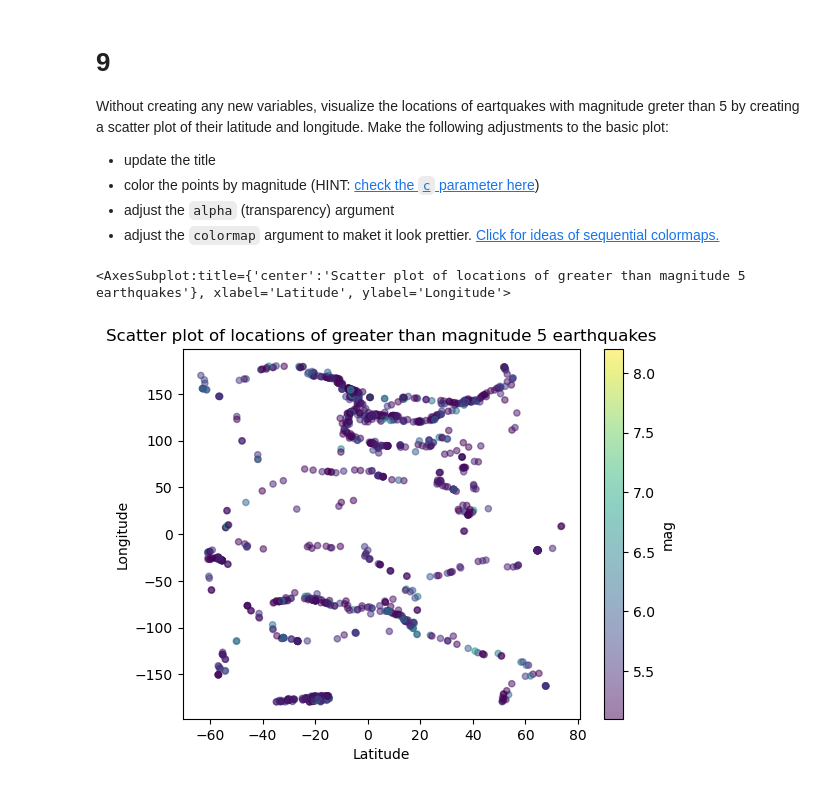
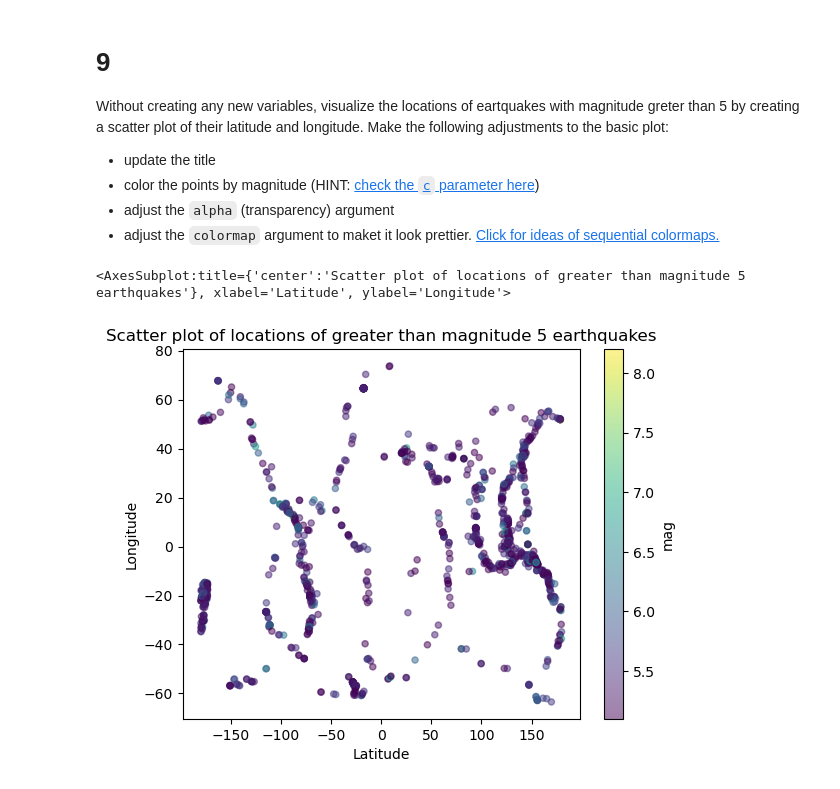
Before and after one commit to haylee360/eds220-hwk1, a Jupyter notebook: hwk1-task3-earthquakes-Oyler.ipynb, the cells around one changed output. Cells and saved outputs as stored; diff of their text form; code cells hidden in the pictures.

Commit message:
fix axes for last graph

```diff
--- a/hwk1-task3-earthquakes-Oyler.ipynb
+++ b/hwk1-task3-earthquakes-Oyler.ipynb
@@ -258,17 +263,17 @@ Without creating any new variables, visualize the locations of eartquakes with m
 - adjust the `colormap` argument to maket it look prettier. [Click for ideas of sequential colormaps.](https://matplotlib.org/stable/users/explain/colors/colormaps.html)
 # %%
 # Plot a bar plot of the magnitude of the top 20 earthquakes
-eqk[eqk['mag'] > 5].plot(x = 'latitude',
-                         y = 'longitude',
+eqk[eqk['mag'] > 5].plot(x = 'longitude',
+                         y = 'latitude',
                          kind = 'scatter',
                          title = 'Scatter plot of locations of greater than magnitude 5 earthquakes',
                          xlabel = 'Latitude',
                          ylabel = 'Longitude',
                          c = 'mag',
                          colormap = 'viridis',
                         alpha = 0.5)
 # %% [output]
 <AxesSubplot:title={'center':'Scatter plot of locations of greater than magnitude 5 earthquakes'}, xlabel='Latitude', ylabel='Longitude'>
-[figure, old version]
+[figure, new version]
 # %% [markdown]
 <!-- END QUESTION -->
```
Also changed, not shown: parts of 7 cells of this notebook, 1 other file.
